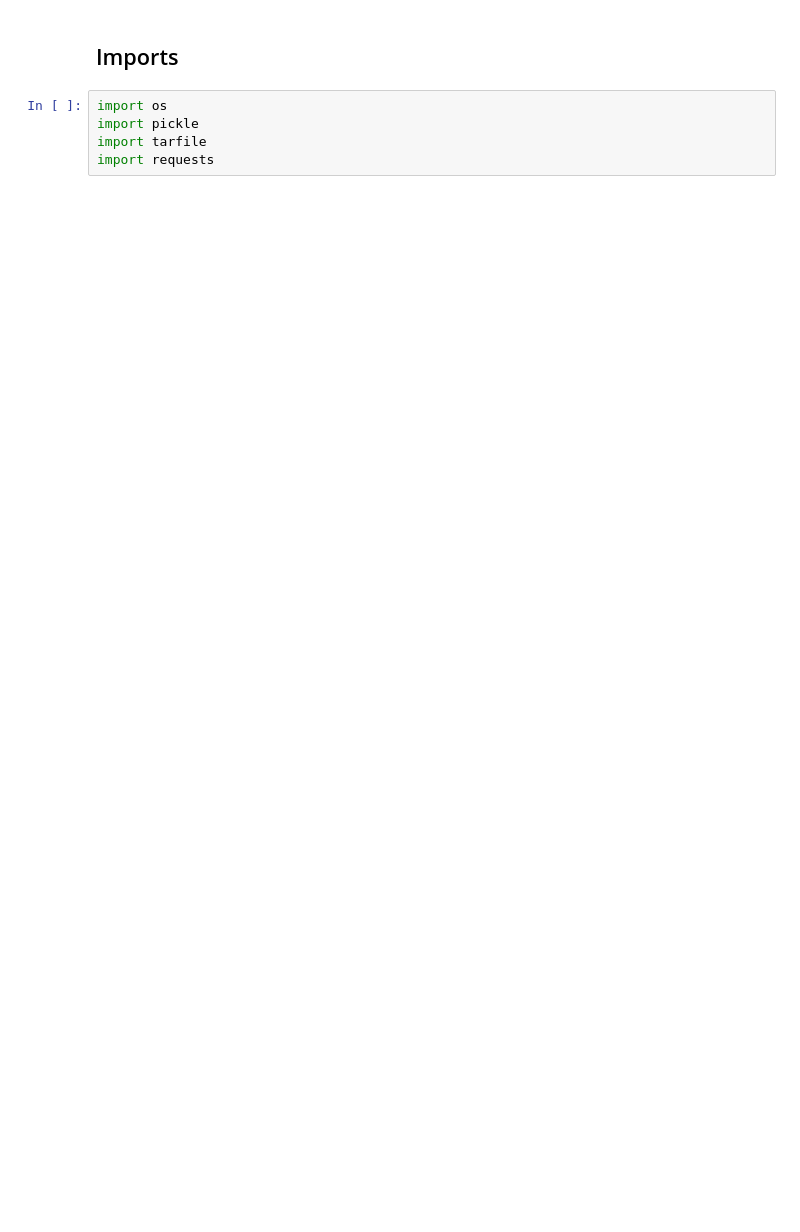
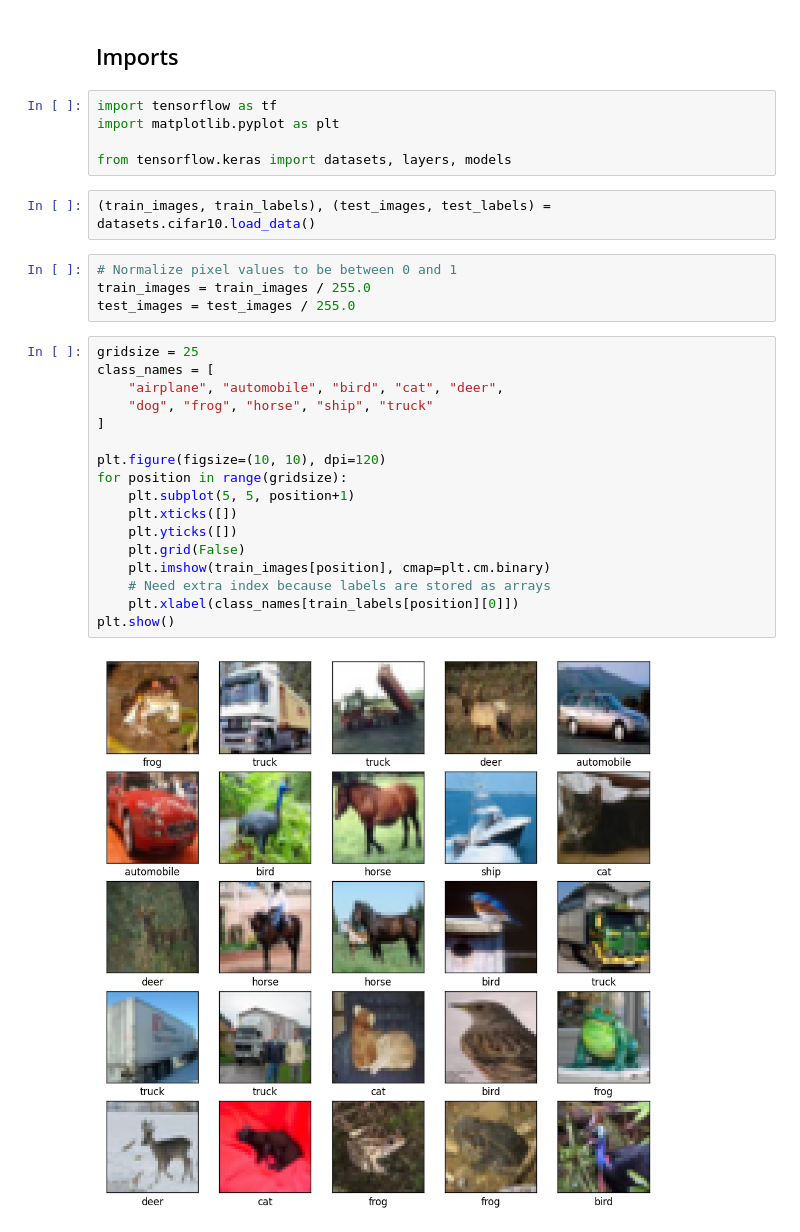
Before and after one commit to rebeccabilbro/intro-to-dl, a Jupyter notebook: notebooks/lab_3_keras_image_clf.ipynb, the cells around one changed output. Cells and saved outputs as stored; diff of their text form; blank space fills up the shorter version.

```diff
--- a/notebooks/lab_3_keras_image_clf.ipynb
+++ b/notebooks/lab_3_keras_image_clf.ipynb
@@ -10,8 +10,33 @@ We will be using the [CIFAR-10 dataset](http://www.cs.toronto.edu/~kriz/cifar.ht
 The dataset is divided into five training batches and one test batch, each with 10000 images. The test batch contains exactly 1000 randomly-selected images from each class. The training batches contain the remaining images in random order, but some training batches may contain more images from one class than another. Between them, the training batches contain exactly 5000 images from each class.
 # %% [markdown]
 ## Imports
-# %%
-import os
-import pickle
-import tarfile
-import requests
+# %%
+import tensorflow as tf
+import matplotlib.pyplot as plt
+
+from tensorflow.keras import datasets, layers, models
+# %%
+(train_images, train_labels), (test_images, test_labels) = datasets.cifar10.load_data()
+# %%
+# Normalize pixel values to be between 0 and 1
+train_images = train_images / 255.0
+test_images = test_images / 255.0
+# %%
+gridsize = 25
+class_names = [
+    "airplane", "automobile", "bird", "cat", "deer",
+    "dog", "frog", "horse", "ship", "truck"
+]
+
+plt.figure(figsize=(10, 10), dpi=120)
+for position in range(gridsize):
+    plt.subplot(5, 5, position+1)
+    plt.xticks([])
+    plt.yticks([])
+    plt.grid(False)
+    plt.imshow(train_images[position], cmap=plt.cm.binary)
+    # Need extra index because labels are stored as arrays
+    plt.xlabel(class_names[train_labels[position][0]])
+plt.show()
+# %% [output]
+[figure, added]
```
Also changed, not shown: parts of 18 cells of this notebook.
